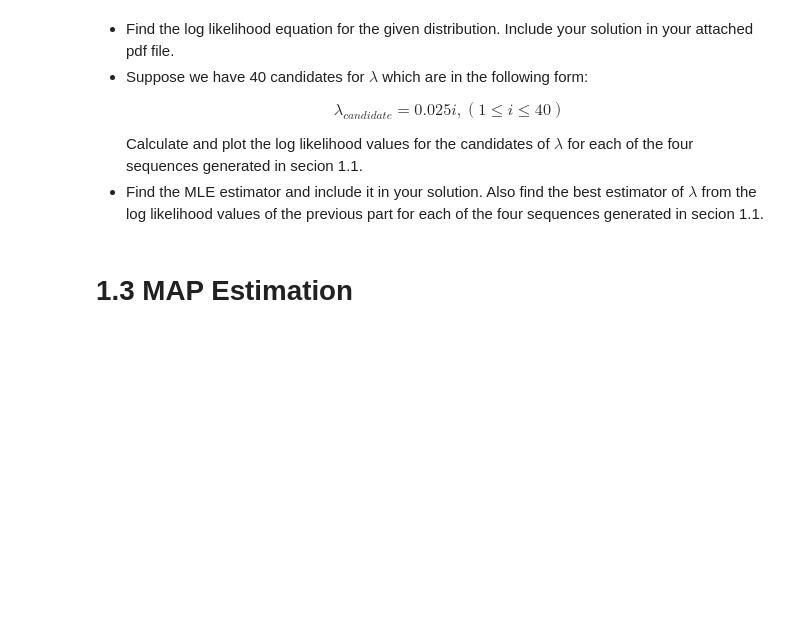
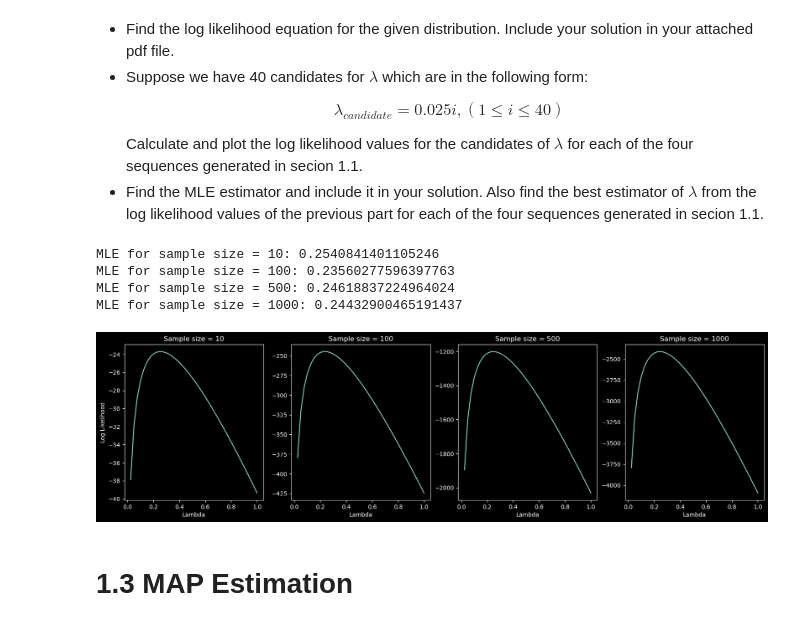
Before and after one commit to mohammadmozafari/stochastic-processes, a Jupyter notebook: 2. Estimation and Hypothesis Testing/SP_PHW2_Code.ipynb, the cells around one changed output. Drawn from its saved outputs; the diff is of its cells as text; code cells hidden in the pictures; blank space fills up the shorter version.

Commit message:
Plot log likelihood and compute MLE

```diff
--- a/2. Estimation and Hypothesis Testing/SP_PHW2_Code.ipynb
+++ b/2. Estimation and Hypothesis Testing/SP_PHW2_Code.ipynb
@@ -55,3 +53,26 @@ Calculate and plot the log likelihood values for the candidates of $\lambda$ for
+# %%
+files = ['exp_10.npy', 'exp_100.npy', 'exp_500.npy', 'exp_1000.npy']
+MLEs = []
+
+plt.rc('figure', figsize=(20, 5), dpi=100)
+fig, axes = plt.subplots(1, 4)
+lambdas = 0.025 * np.arange(1, 41)
+for i, f in enumerate(files):
+    sample = np.load(f)
+    ll = np.log(lambdas) * sample.shape[0] - lambdas * sample.sum()
+    axes[i].plot(lambdas, ll)
+    axes[i].set_title('Sample size = {}'.format(sample.shape[0]))
+    axes[i].set_xlabel('Lambda')
+    if i == 0:
+        axes[i].set_ylabel('Log Likelihood')
+
+    print('MLE for sample size = {}: {}'.format(sample.shape[0], 1/np.mean(sample)))
+# %% [output]
+MLE for sample size = 10: 0.2540841401105246
+MLE for sample size = 100: 0.23560277596397763
+MLE for sample size = 500: 0.24618837224964024
+MLE for sample size = 1000: 0.24432900465191437
+[figure, added]
 # %% [markdown]
 # 1.3 MAP Estimation
 # %% [markdown]
```
Also changed, not shown: parts of 1 cell of this notebook.
